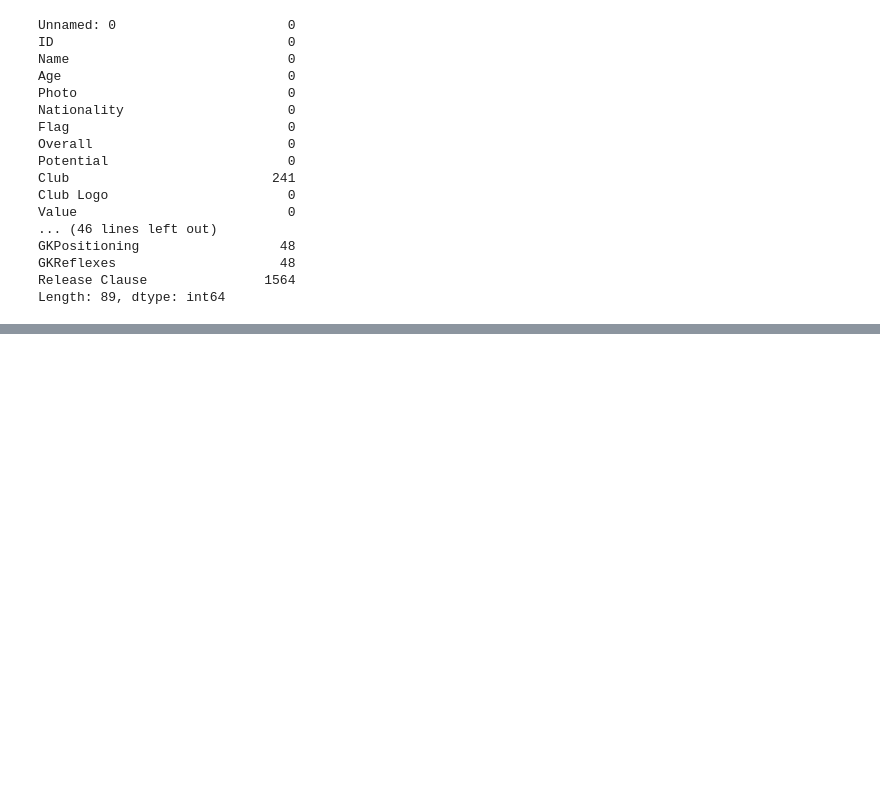
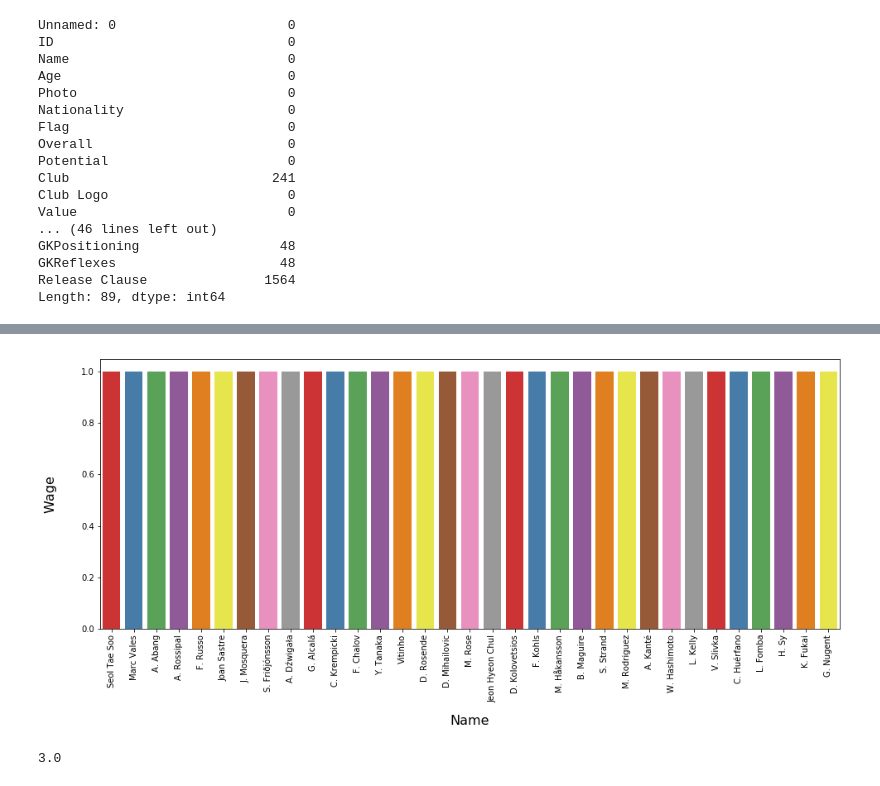
Before and after one commit to PinHoWang/NEU_INFO6105, a Jupyter notebook: Assignment2/Untitled.ipynb, the cells around one changed output, grey strips where cells are left out. Saved outputs shown, nothing was run; the diff lists cells and outputs as text; code cells hidden in the pictures; blank space fills up the shorter version.

```diff
--- a/Assignment2/Untitled.ipynb
+++ b/Assignment2/Untitled.ipynb
@@ -141,0 +123,17 @@ Name: Real Face, Length: 18207, dtype: object
+# %%
+top_wage_player=df.sort_values('Wage',ascending=False)
+# %%
+fig, ax = plt.subplots(figsize=(16,6))
+sns.barplot(x='Name', y='Wage', data=top_wage_player.tail(33), palette='Set1')
+ax.set_xlabel(ax.get_xlabel(), labelpad=15)
+ax.set_ylabel(ax.get_ylabel(), labelpad=30)
+ax.xaxis.label.set_fontsize(16)
+ax.yaxis.label.set_fontsize(16)
+plt.xticks(rotation=90)
+plt.show()
+# %% [output]
+[figure, added]
+# %%
+df['Wage'].median()
+# %% [output]
+3.0
```
Also changed, not shown: parts of 16 cells of this notebook, 6 other files.
